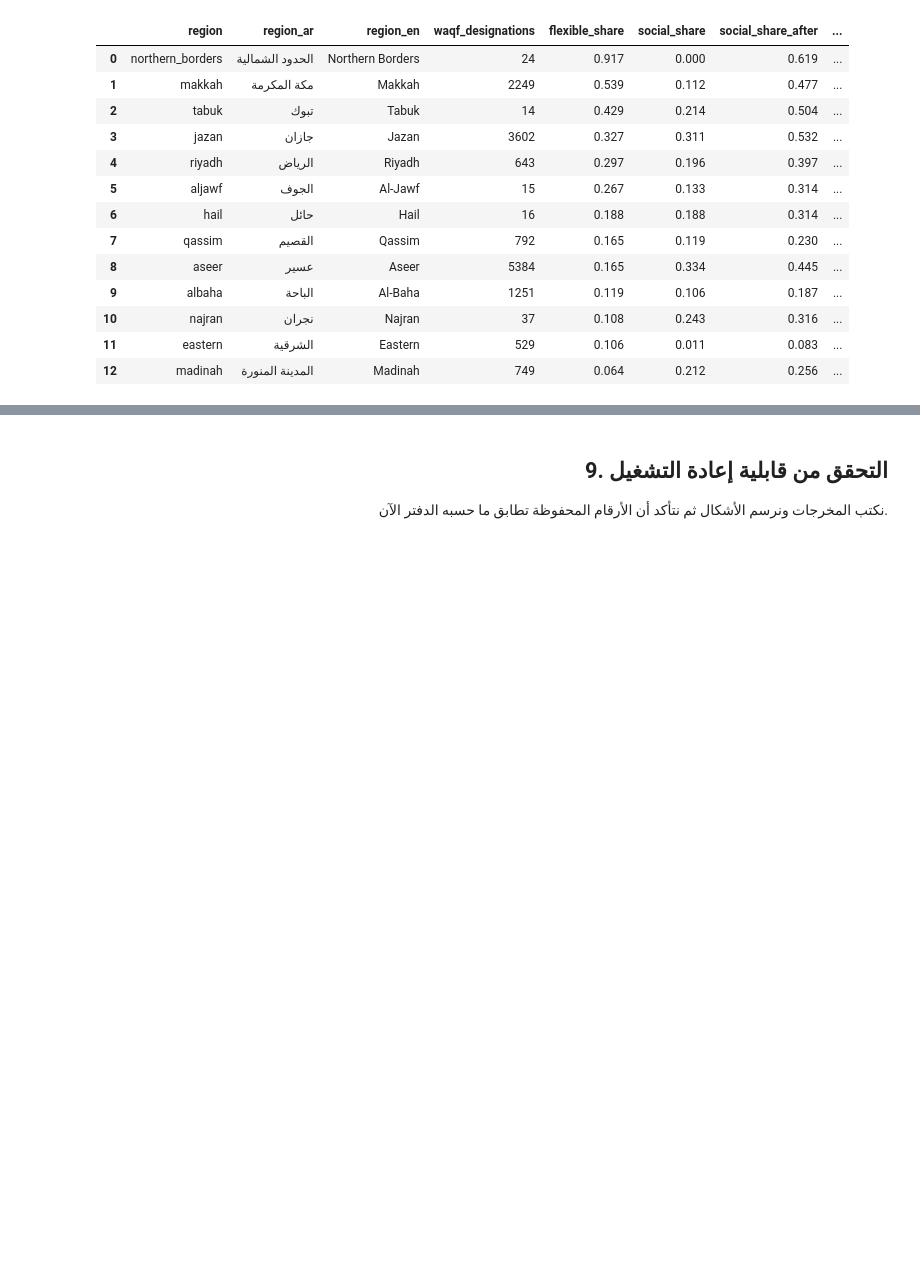
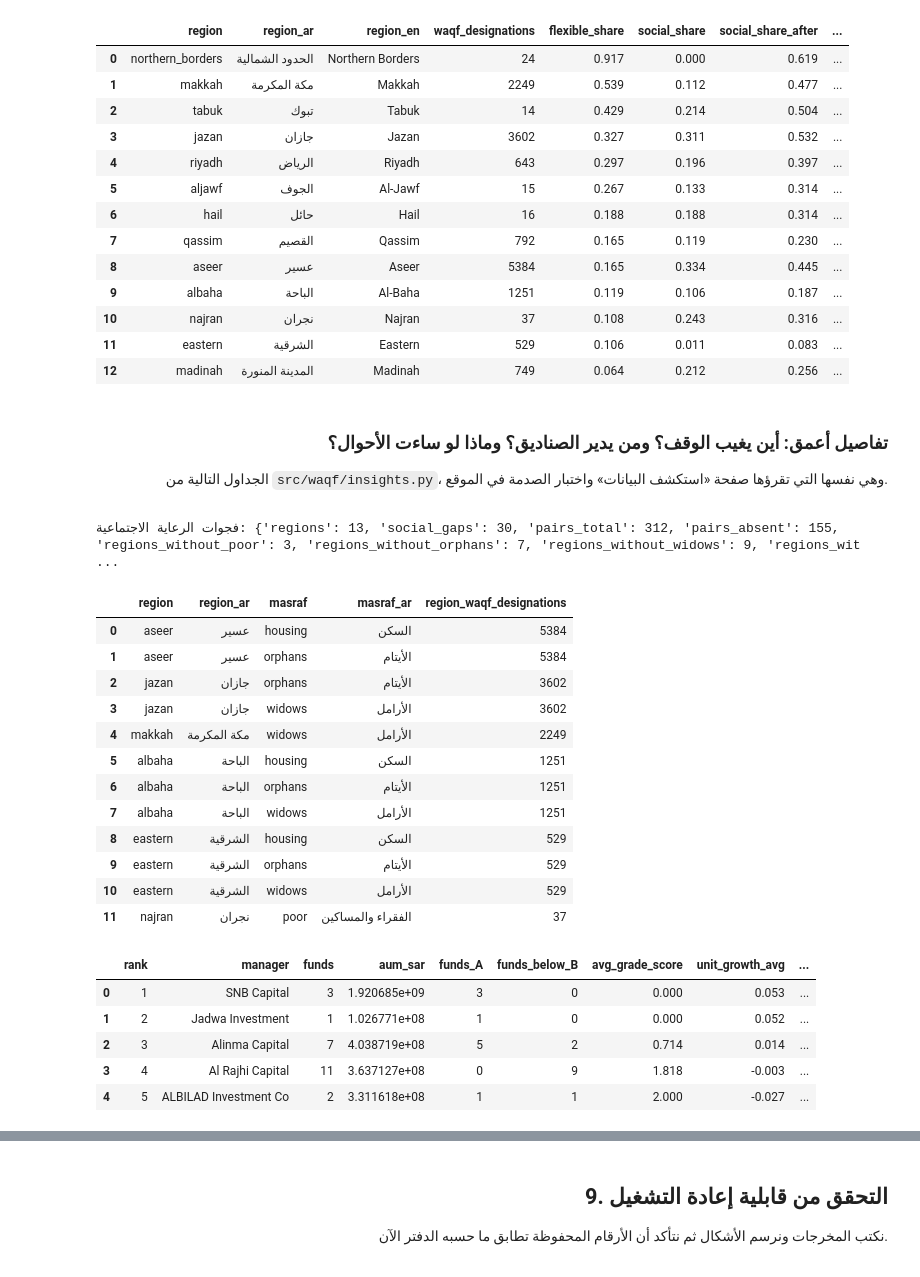
Before and after one commit to A-a-a124/mizan-alrai, a Jupyter notebook: analysis.ipynb, the cells around one changed output, grey strips where cells are left out. Cells and saved outputs as stored; diff of their text form; code cells hidden in the pictures; blank space fills up the shorter version.

```diff
--- a/analysis.ipynb
+++ b/analysis.ipynb
@@ -423,3 +423,36 @@ display(so["case"].round(0).head(10)); display(so["regions"].round(3))
 | 10 | najran | نجران | Najran | 37 | 0.108 | 0.243 | 0.316 | ... |
 | 11 | eastern | الشرقية | Eastern | 529 | 0.106 | 0.011 | 0.083 | ... |
 | 12 | madinah | المدينة المنورة | Madinah | 749 | 0.064 | 0.212 | 0.256 | ... |
+# %% [markdown]
+<div dir="rtl" style="text-align:right">
+
+### تفاصيل أعمق: أين يغيب الوقف؟ ومن يدير الصناديق؟ وماذا لو ساءت الأحوال؟
+الجداول التالية من `src/waqf/insights.py`، وهي نفسها التي تقرؤها صفحة «استكشف البيانات» واختبار الصدمة في الموقع.
+
+</div>
+# %%
+ins = pipeline.step_insights(c, ix, so, res)
+print("فجوات الرعاية الاجتماعية:", res.key["gaps"])
+display(ins["gaps"].head(12))
+display(ins["managers"].round(3))
+# %% [output]
+فجوات الرعاية الاجتماعية: {'regions': 13, 'social_gaps': 30, 'pairs_total': 312, 'pairs_absent': 155, 'regions_without_poor': 3, 'regions_without_orphans': 7, 'regions_without_widows': 9, 'regions_wit ...
+|  | region | region_ar | masraf | masraf_ar | region_waqf_designations |
+| 0 | aseer | عسير | housing | السكن | 5384 |
+| 1 | aseer | عسير | orphans | الأيتام | 5384 |
+| 2 | jazan | جازان | orphans | الأيتام | 3602 |
+| 3 | jazan | جازان | widows | الأرامل | 3602 |
+| 4 | makkah | مكة المكرمة | widows | الأرامل | 2249 |
+| 5 | albaha | الباحة | housing | السكن | 1251 |
+| 6 | albaha | الباحة | orphans | الأيتام | 1251 |
+| 7 | albaha | الباحة | widows | الأرامل | 1251 |
+| 8 | eastern | الشرقية | housing | السكن | 529 |
+| 9 | eastern | الشرقية | orphans | الأيتام | 529 |
+| 10 | eastern | الشرقية | widows | الأرامل | 529 |
+| 11 | najran | نجران | poor | الفقراء والمساكين | 37 |
+|  | rank | manager | funds | aum_sar | funds_A | funds_below_B | avg_grade_score | unit_growth_avg | ... |
+| 0 | 1 | SNB Capital | 3 | 1.920685e+09 | 3 | 0 | 0.000 | 0.053 | ... |
+| 1 | 2 | Jadwa Investment | 1 | 1.026771e+08 | 1 | 0 | 0.000 | 0.052 | ... |
+| 2 | 3 | Alinma Capital | 7 | 4.038719e+08 | 5 | 2 | 0.714 | 0.014 | ... |
+| 3 | 4 | Al Rajhi Capital | 11 | 3.637127e+08 | 0 | 9 | 1.818 | -0.003 | ... |
+| 4 | 5 | ALBILAD Investment Co | 2 | 3.311618e+08 | 1 | 1 | 2.000 | -0.027 | ... |
```
Also changed, not shown: parts of 1 cell of this notebook, 32 other files.
